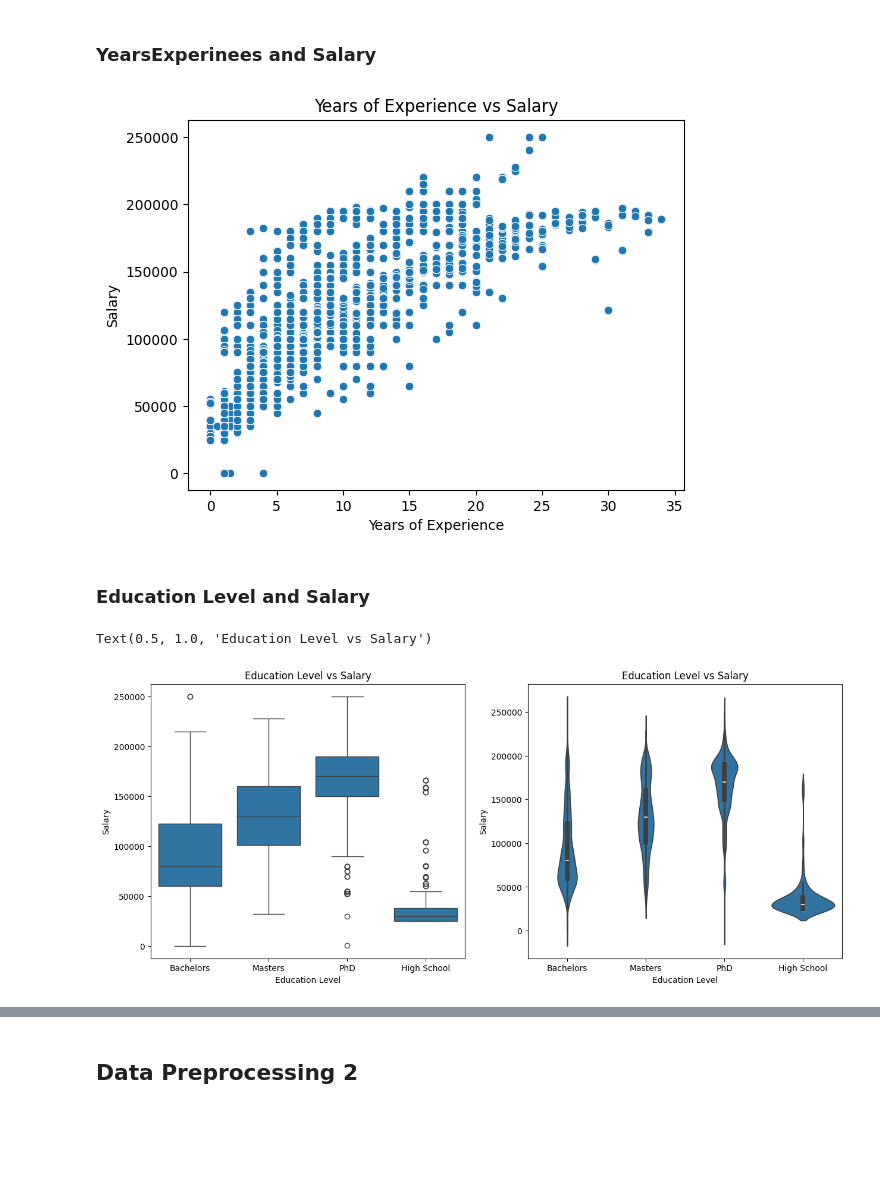
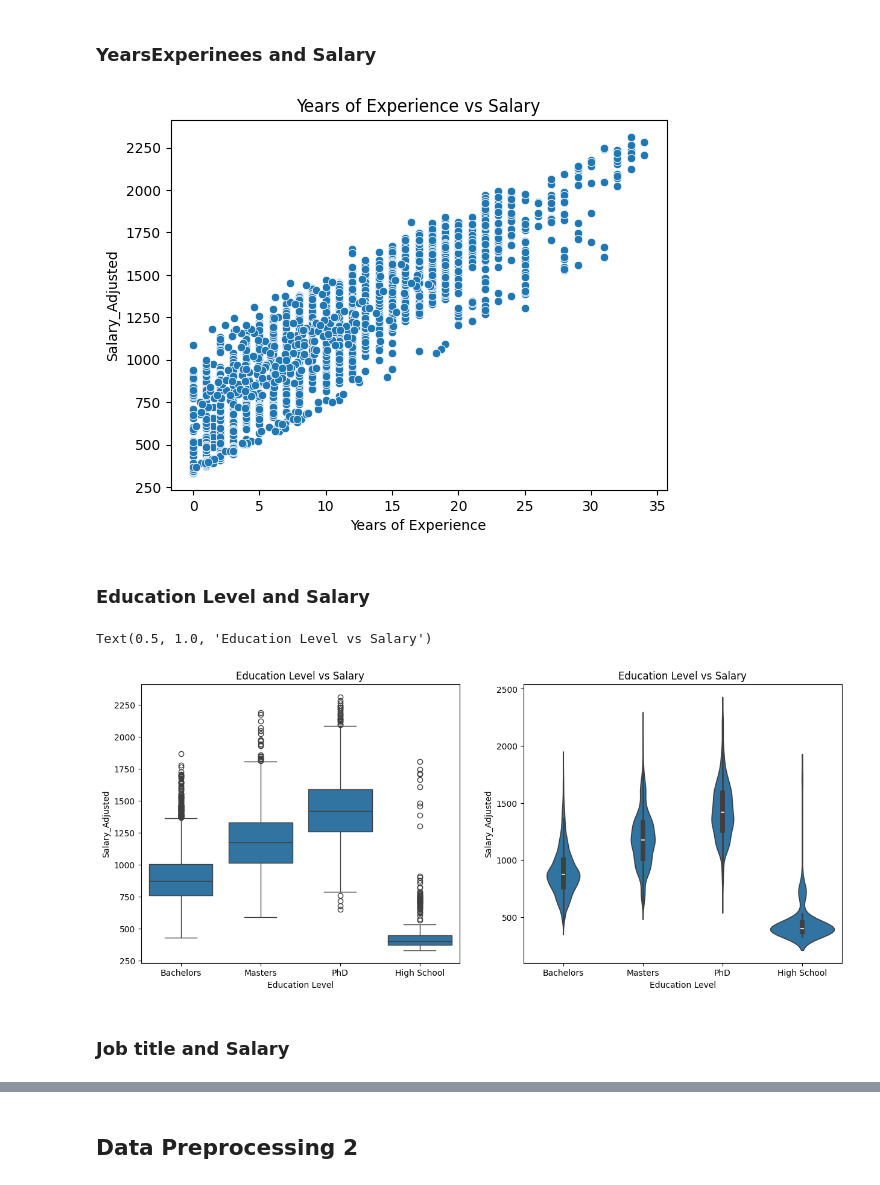
Before and after one commit to Moaz-Alhasani/Irshad, a Jupyter notebook: Predicr_Salary.ipynb, the cells around one changed output, grey strips where cells are left out. Cells and saved outputs as stored; diff of their text form; code cells hidden in the pictures; blank space fills up the shorter version.

```diff
--- a/Predicr_Salary.ipynb
+++ b/Predicr_Salary.ipynb
@@ -39,2 +49,0 @@ df1=pd.read_csv('synthetic_ai_salaries_300.csv')
-# %%
-df=pd.concat([df,df1], ignore_index=True)
@@ -95,7 +76,4 @@ Race                   0
 dtype: int64
-# %%
-#dropping column
-df.drop(columns = 'Unnamed: 0',axis=1,inplace=True)
 # %%
 df.dtypes
 # %% [output]
@@ -202,0 +249,2 @@ df['Education Level'] = df['Education Level'].apply(group_education)
+# %%
+df = adjust_salary(df)
@@ -203 +269,3 @@ df['Education Level'] = df['Education Level'].apply(group_education)
+# %%
+df.drop(columns=['Salary','experience_factor','edu_bonus',	'job_bonus'],inplace=True)
 # %%
@@ -306,17 +369,19 @@ plt.show()
 # %% [markdown]
 ### YearsExperinees and Salary
 # %%
-sns.scatterplot(x='Years of Experience', y='Salary', data=df)
+sns.scatterplot(x='Years of Experience', y='Salary_Adjusted', data=df)
 plt.title('Years of Experience vs Salary')
 plt.show()
 # %% [output]
-[figure, old version]
+[figure, new version]
 # %% [markdown]
 ### Education Level and Salary
 # %%
 fig,ax = plt.subplots(1,2,figsize=(15,6))
-sns.boxplot(x = 'Education Level', y = 'Salary', data = df, ax=ax[0]).set_title('Education Level vs Salary')
-sns.violinplot(x = 'Education Level', y = 'Salary', data = df, ax=ax[1]).set_title('Education Level vs Salary')
+sns.boxplot(x = 'Education Level', y = 'Salary_Adjusted', data = df, ax=ax[0]).set_title('Education Level vs Salary')
+sns.violinplot(x = 'Education Level', y = 'Salary_Adjusted', data = df, ax=ax[1]).set_title('Education Level vs Salary')
 # %% [output]
 Text(0.5, 1.0, 'Education Level vs Salary')
-[figure, old version]
+[figure, new version]
+# %% [markdown]
+### Job title and Salary
```
Also changed, not shown: parts of 60 cells of this notebook, 15 other files.
